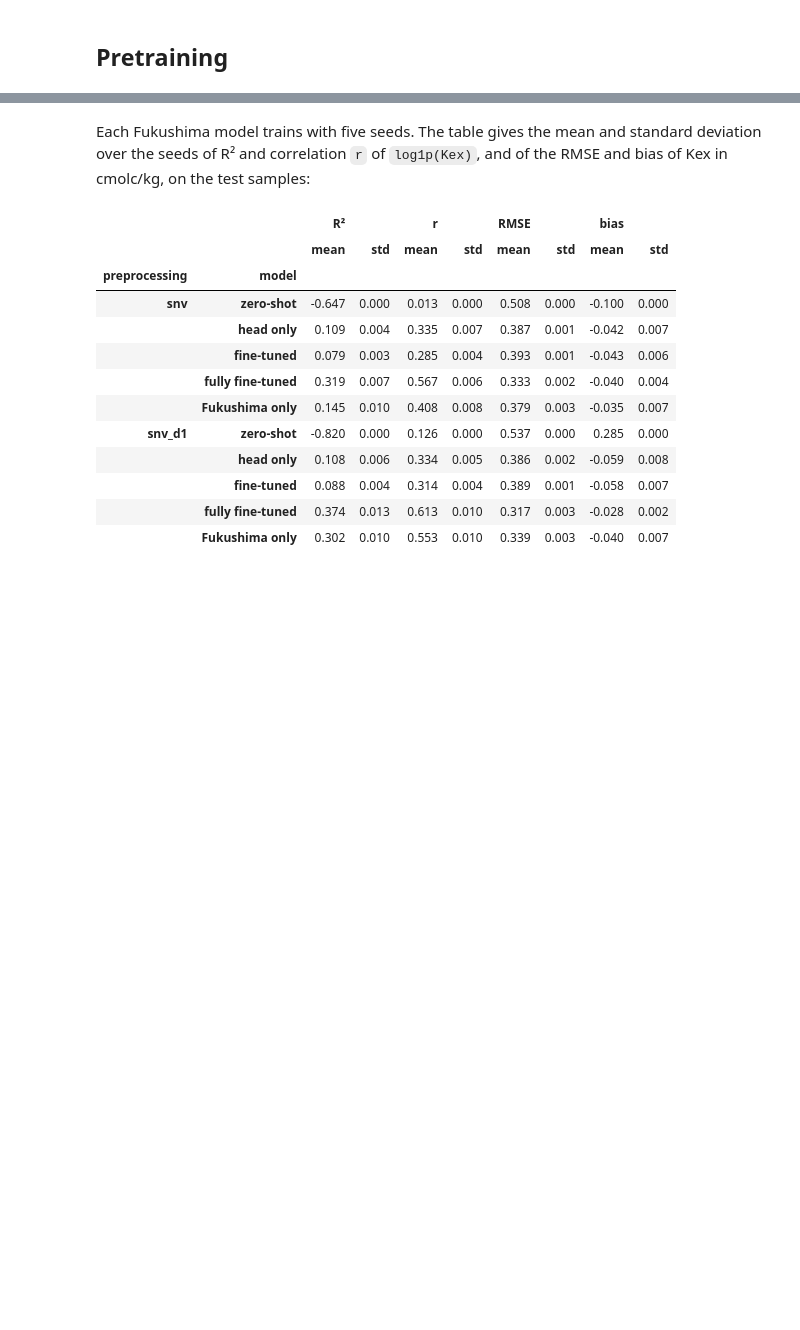
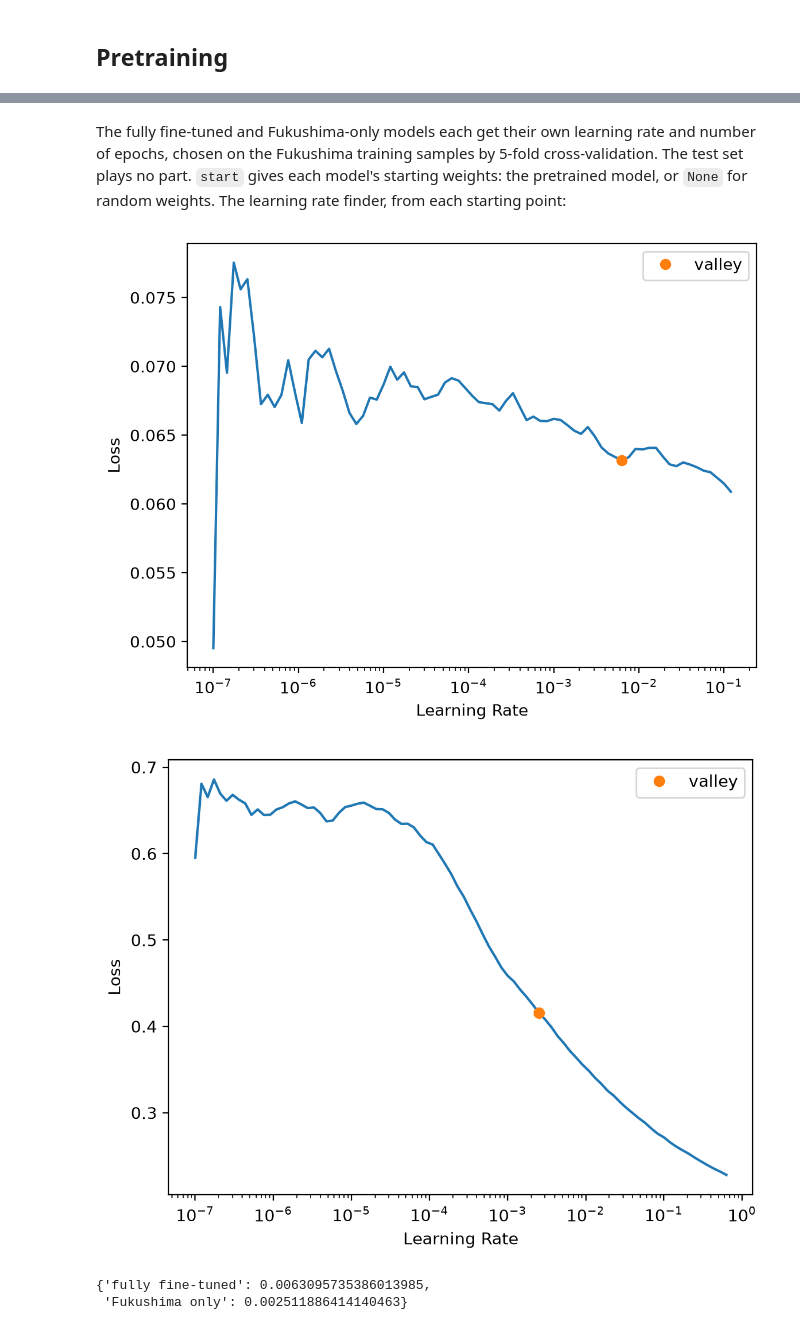
Before and after one commit to franckalbinet/ossl-fuku-transfer, a Jupyter notebook: nbs/03_kex.ipynb, the cells around one changed output, grey strips where cells are left out. Saved outputs shown, nothing was run; the diff lists cells and outputs as text; code cells hidden in the pictures; blank space fills up the shorter version.

```diff
--- a/nbs/03_kex.ipynb
+++ b/nbs/03_kex.ipynb
@@ -54,21 +55,13 @@ pd.DataFrame({k: pretrain_history(f'ossl_kex_{k}').iloc[-1] for k in X}).T.round
 # %% [markdown]
-Each Fukushima model trains with five seeds. The table gives the mean and standard deviation over the seeds of R² and correlation `r` of `log1p(Kex)`, and of the RMSE and bias of Kex in cmolc/kg, on the test samples:
+The fully fine-tuned and Fukushima-only models each get their own learning rate and number of epochs, chosen on the Fukushima training samples by 5-fold cross-validation. The test set plays no part. `start` gives each model's starting weights: the pretrained model, or `None` for random weights. The learning rate finder, from each starting point:
 # %%
 #| fukudata
-res, preds = compare(pretrained, {k: Xf_k for k, (_, Xf_k) in X.items()}, yf, is_test)
-summarise(res).round(3)
+start = {'fully fine-tuned': pretrained, 'Fukushima only': None}
+mslug = {'fully fine-tuned': 'ft', 'Fukushima only': 'scratch'}
+{m: float(fuku_lr_find(s, Xf_d, yf, is_test).valley) for m, s in start.items()}
 # %% [output]
-|  |  | R² |  | r |  | RMSE |  | bias |  |
-|  |  | mean | std | mean | std | mean | std | mean | std |
-| preprocessing | model |  |  |  |  |  |  |  |  |
-| snv | zero-shot | -0.647 | 0.000 | 0.013 | 0.000 | 0.508 | 0.000 | -0.100 | 0.000 |
-|  | head only | 0.109 | 0.004 | 0.335 | 0.007 | 0.387 | 0.001 | -0.042 | 0.007 |
-|  | fine-tuned | 0.079 | 0.003 | 0.285 | 0.004 | 0.393 | 0.001 | -0.043 | 0.006 |
-|  | fully fine-tuned | 0.319 | 0.007 | 0.567 | 0.006 | 0.333 | 0.002 | -0.040 | 0.004 |
-|  | Fukushima only | 0.145 | 0.010 | 0.408 | 0.008 | 0.379 | 0.003 | -0.035 | 0.007 |
-| snv_d1 | zero-shot | -0.820 | 0.000 | 0.126 | 0.000 | 0.537 | 0.000 | 0.285 | 0.000 |
-|  | head only | 0.108 | 0.006 | 0.334 | 0.005 | 0.386 | 0.002 | -0.059 | 0.008 |
-|  | fine-tuned | 0.088 | 0.004 | 0.314 | 0.004 | 0.389 | 0.001 | -0.058 | 0.007 |
-|  | fully fine-tuned | 0.374 | 0.013 | 0.613 | 0.010 | 0.317 | 0.003 | -0.028 | 0.002 |
-|  | Fukushima only | 0.302 | 0.010 | 0.553 | 0.010 | 0.339 | 0.003 | -0.040 | 0.007 |
+[figure, added]
+[figure, added]
+{'fully fine-tuned': 0.0063095735386013985,
+ 'Fukushima only': 0.002511886414140463}
 # %% [markdown]
```
Also changed, not shown: parts of 34 cells of this notebook, 1 other file.
